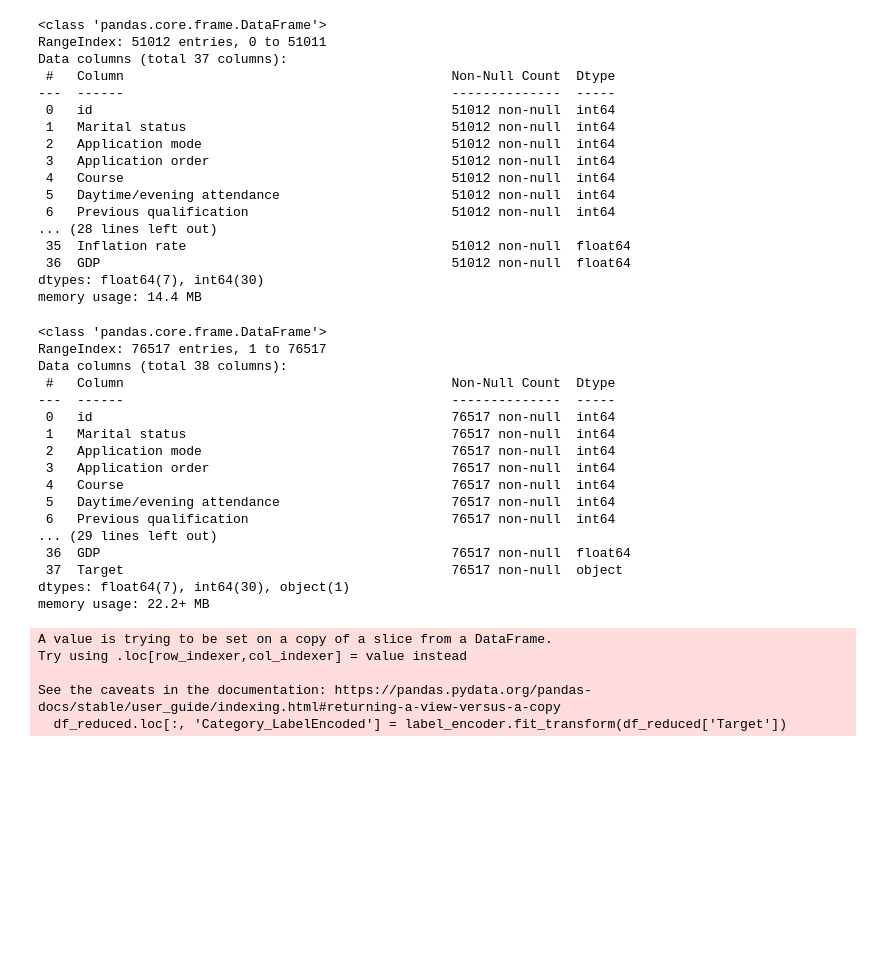
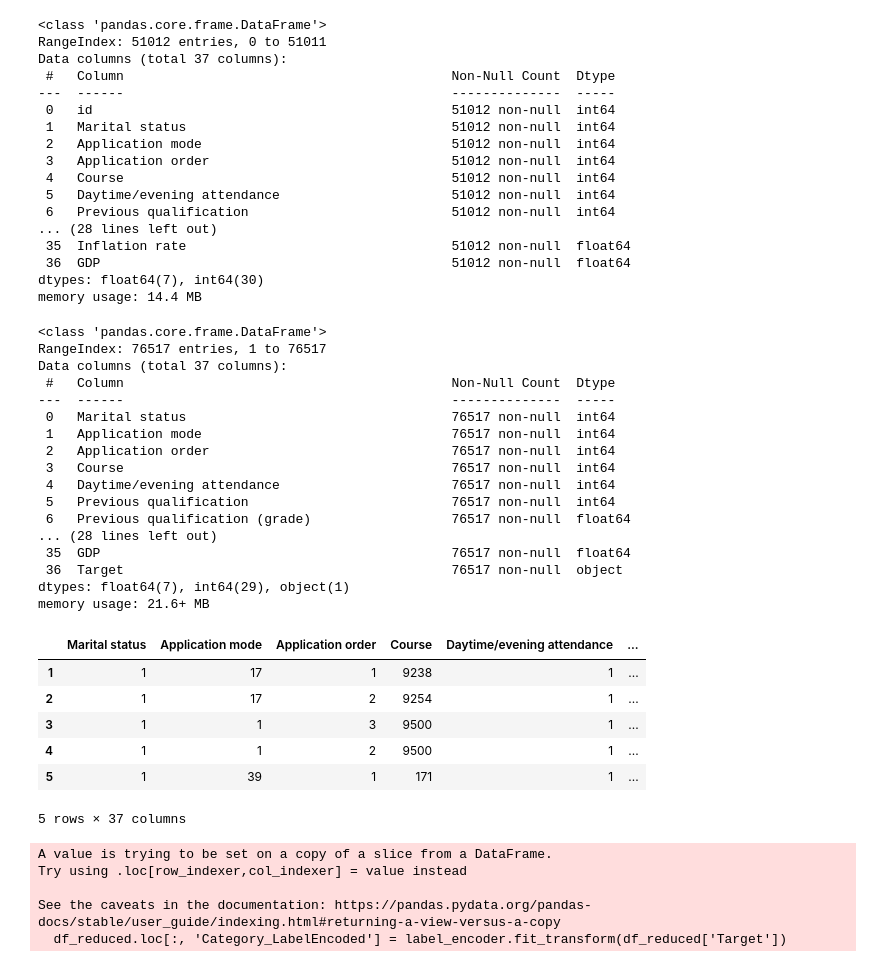
Before and after one commit to gacheru101/Play_ground_series-data, a Jupyter notebook: academic-success.ipynb, the cells around one changed output. Saved outputs shown, nothing was run; the diff lists cells and outputs as text; code cells hidden in the pictures; blank space fills up the shorter version.

```diff
--- a/academic-success.ipynb
+++ b/academic-success.ipynb
@@ -47,6 +47,8 @@ df_train = pd.read_csv("/kaggle/input/playground-series-s4e6/train.csv")
 df_test = pd.read_csv("/kaggle/input/playground-series-s4e6/test.csv")
 df_sub =pd.read_csv("/kaggle/input/playground-series-s4e6/sample_submission.csv")
 df_train.info()
+
+df_train = df_train.drop('id',axis=1)
 # %% [output]
 <class 'pandas.core.frame.DataFrame'>
 RangeIndex: 76518 entries, 0 to 76517
@@ -88,25 +90,33 @@ memory usage: 14.4 MB
 # %%
 # Keep rows 1 to 3 (exclusive of row 3, i.e., rows 1 and 2)
 df_reduced = df_train.iloc[1:76518]
 df_reduced.info()
+df_reduced.head()
 # %% [output]
 <class 'pandas.core.frame.DataFrame'>
 RangeIndex: 76517 entries, 1 to 76517
-Data columns (total 38 columns):
+Data columns (total 37 columns):
  #   Column                                          Non-Null Count  Dtype
 ---  ------                                          --------------  -----
- 0   id                                              76517 non-null  int64
- 1   Marital status                                  76517 non-null  int64
- 2   Application mode                                76517 non-null  int64
- 3   Application order                               76517 non-null  int64
- 4   Course                                          76517 non-null  int64
- 5   Daytime/evening attendance                      76517 non-null  int64
- 6   Previous qualification                          76517 non-null  int64
-... (29 lines left out)
- 36  GDP                                             76517 non-null  float64
- 37  Target                                          76517 non-null  object
-dtypes: float64(7), int64(30), object(1)
-memory usage: 22.2+ MB
+ 0   Marital status                                  76517 non-null  int64
+ 1   Application mode                                76517 non-null  int64
+ 2   Application order                               76517 non-null  int64
+ 3   Course                                          76517 non-null  int64
+ 4   Daytime/evening attendance                      76517 non-null  int64
+ 5   Previous qualification                          76517 non-null  int64
+ 6   Previous qualification (grade)                  76517 non-null  float64
+... (28 lines left out)
+ 35  GDP                                             76517 non-null  float64
+ 36  Target                                          76517 non-null  object
+dtypes: float64(7), int64(29), object(1)
+memory usage: 21.6+ MB
+|  | Marital status | Application mode | Application order | Course | Daytime/evening attendance | ... |
+| 1 | 1 | 17 | 1 | 9238 | 1 | ... |
+| 2 | 1 | 17 | 2 | 9254 | 1 | ... |
+| 3 | 1 | 1 | 3 | 9500 | 1 | ... |
+| 4 | 1 | 1 | 2 | 9500 | 1 | ... |
+| 5 | 1 | 39 | 1 | 171 | 1 | ... |
+5 rows × 37 columns
 # %%
 from sklearn.preprocessing import LabelEncoder
 
```
Also changed, not shown: parts of 10 cells of this notebook.
